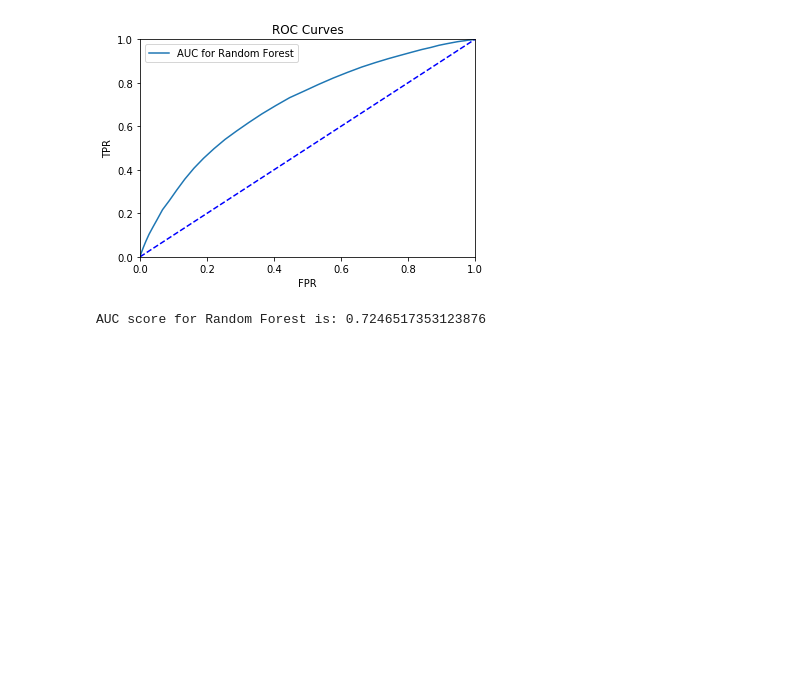
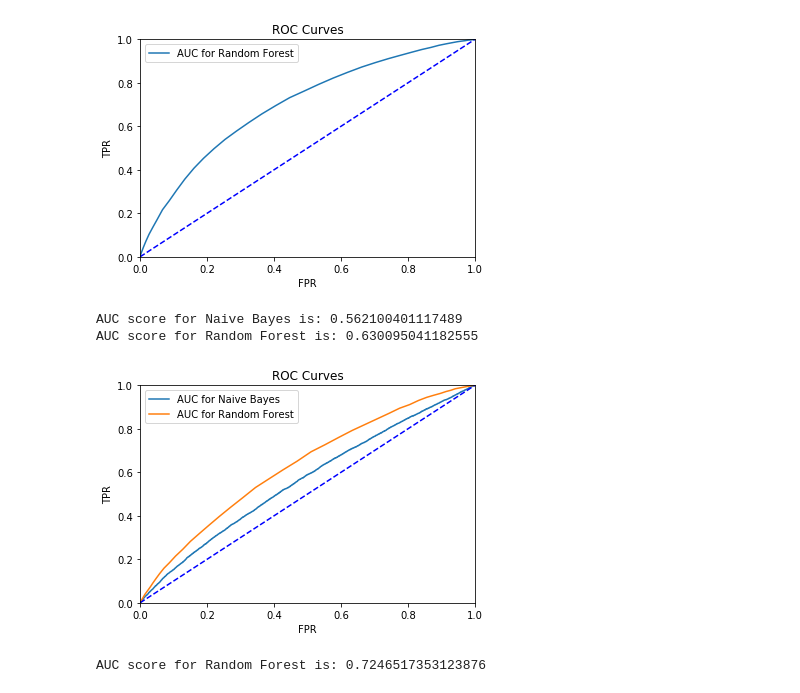
Before and after one commit to cy1355nz/DSGA3001-FinalProject, a Jupyter notebook: leo/clean-version-recent.ipynb, the cells around one changed output. Drawn from its saved outputs; the diff is of its cells as text; code cells hidden in the pictures; blank space fills up the shorter version.

```diff
--- a/leo/clean-version-recent.ipynb
+++ b/leo/clean-version-recent.ipynb
@@ -679,6 +786,31 @@ plot_roc(y_test, y_pred_prob, y_pred, 'Random Forest')
 # %% [output]
 AUC score for Random Forest is: 0.698135258696425
 [figure]
+# %%
+# Make predictions on the test data
+y_pred_rf = random_forest.predict(X_test)
+y_pred_prob_rf = random_forest.predict_proba(X_test)[:, 1]
+# %%
+fpr1, tpr1, thresholds1 = roc_curve(y_test, y_pred_prob)
+fpr2, tpr2, thresholds2 = roc_curve(y_test, y_pred_prob_rf)
+auc1 = auc(fpr1,tpr1)
+auc2 = auc(fpr2,tpr2)
+plt.plot(fpr1,tpr1,label = 'AUC for {}'.format('Naive Bayes'))
+plt.plot(fpr2,tpr2,label = 'AUC for {}'.format('Random Forest'))
+plt.xlabel('FPR')
+plt.ylabel('TPR')
+plt.title('ROC Curves')
+plt.plot([0, 1], [0, 1], 'b--')
+plt.xlim([0,1])
+plt.ylim([0,1])
+plt.legend()
+print('AUC score for {} is: {}'.format('Naive Bayes', metrics.roc_auc_score(y_test, y_pred_prob)))
+print('AUC score for {} is: {}'.format('Random Forest', metrics.roc_auc_score(y_test, y_pred_prob_rf)))
+#     print('The recall for {} method is: {}'.format(method,metrics.recall_score(y_test, y_pred)))
+# %% [output]
+AUC score for Naive Bayes is: 0.562100401117489
+AUC score for Random Forest is: 0.630095041182555
+[figure, added]
 # %%
 plot_roc(y_test, y_pred_prob, y_pred, 'Random Forest')
 # %% [output]
```
Also changed, not shown: parts of 70 cells of this notebook.
